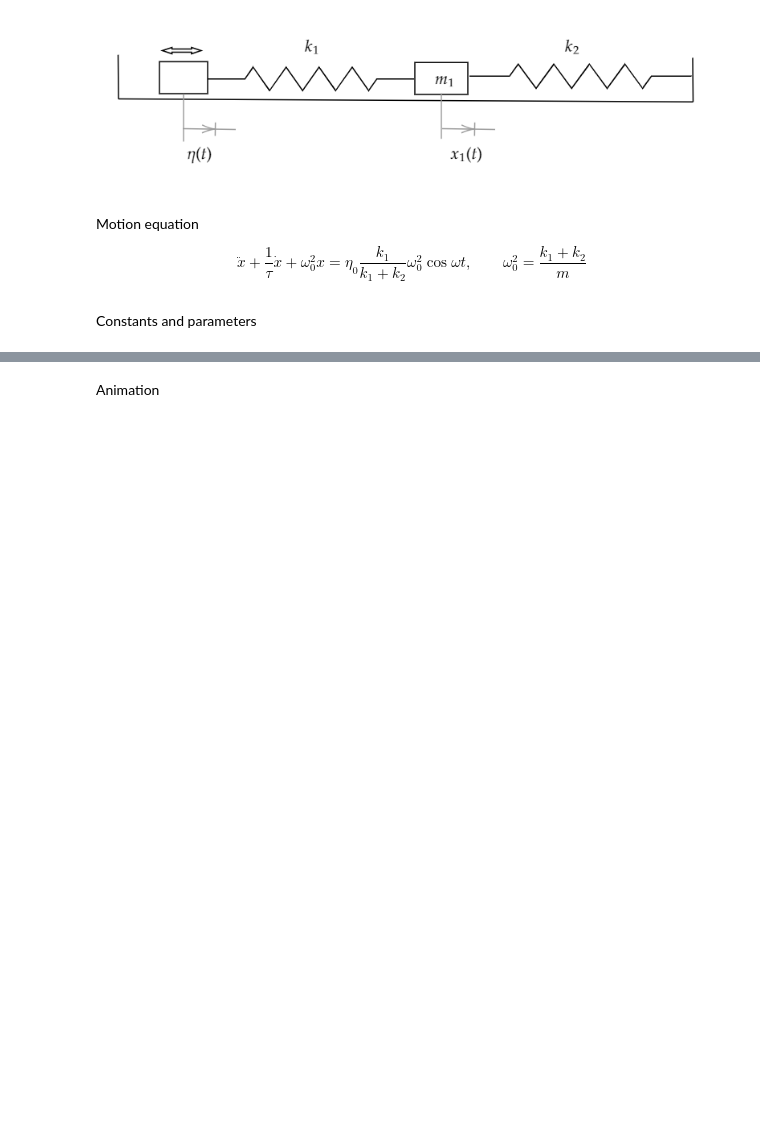
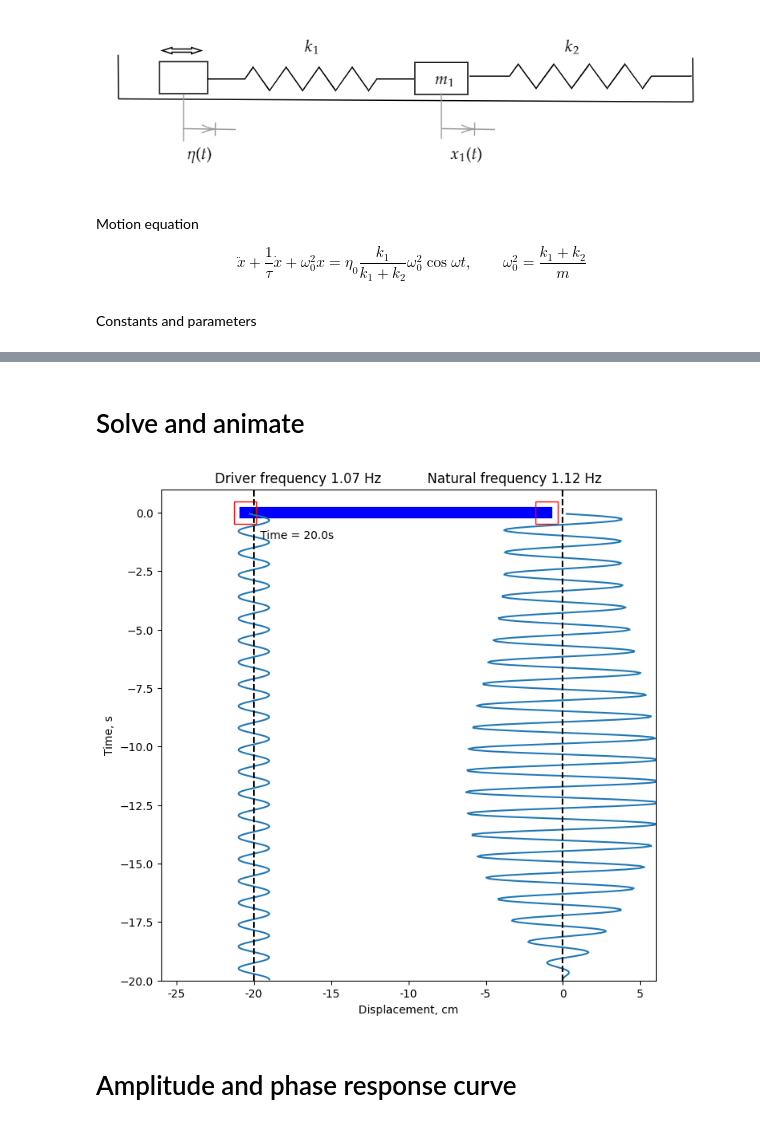
Before and after one commit to evgeny-kolonsky/Lab3_Coupled_Oscillator, a Jupyter notebook: Lab3_Weakly_dumped_forced_oscillator.ipynb, the cells around one changed output, grey strips where cells are left out. Cells and saved outputs as stored; diff of their text form; code cells hidden in the pictures; blank space fills up the shorter version.

Commit message:
v.0.1.4 response curve

```diff
--- a/Lab3_Weakly_dumped_forced_oscillator.ipynb
+++ b/Lab3_Weakly_dumped_forced_oscillator.ipynb
@@ -42,7 +43,7 @@ w0 = np.sqrt(k / m) # natural frequency
 f0 = w0 / (2 * np.pi) # natural frequency in Hz
 
 # external force
-f = 1.05 # Hz
+f = 1.02 # Hz
 w = 2 * np.pi * f #angular frequency
 eta0 = 1e-2 # external force amplitude
 
@@ -138,2 +188,0 @@ ax.plot()
-# %% [markdown]
-Animation
@@ -165,0 +189,9 @@ with open("oscillator.html", "w") as savefile:
+# %% [markdown]
+# Solve and animate
+# %%
+t, xa, x = get_solution(1.07*2*np.pi, Tmax=10*tau)
+show(t, xa, x, animate=True)
+# %% [output]
+[figure, added]
+# %% [markdown]
+# Amplitude and phase response curve
```
Also changed, not shown: parts of 10 cells of this notebook.
